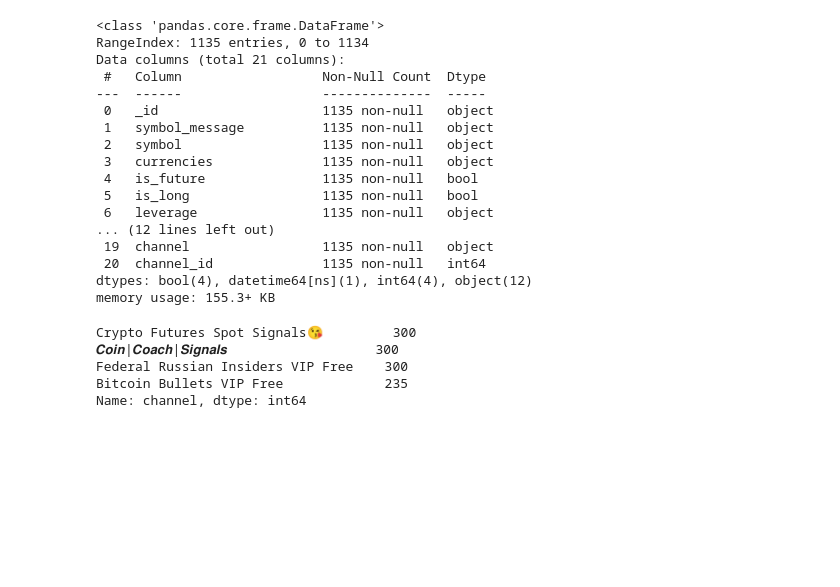
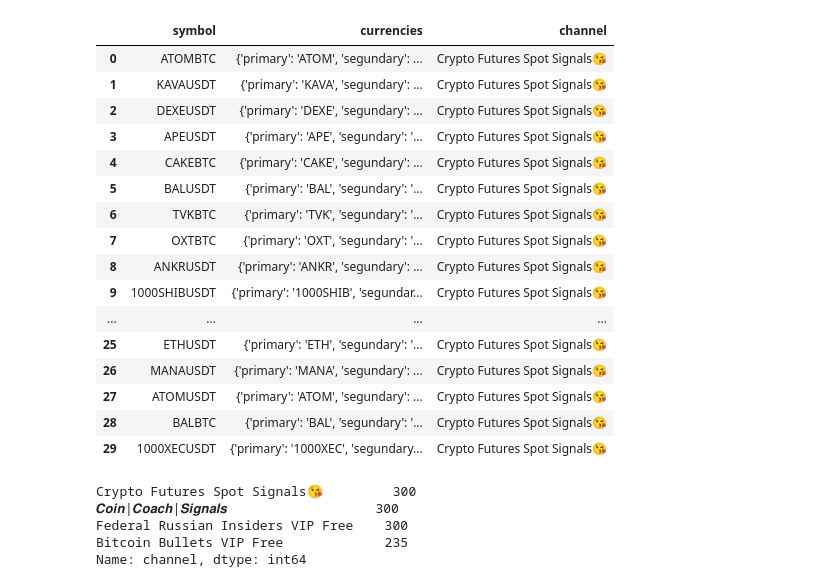
Before and after one commit to joankenobi/analisis_de_datos_copy_trading, a Jupyter notebook: Proyecto/notebooks/analisis_de_datos_prueba.ipynb, the cells around one changed output. Cells and saved outputs as stored; diff of their text form; code cells hidden in the pictures; blank space fills up the shorter version.

```diff
--- a/Proyecto/notebooks/analisis_de_datos_prueba.ipynb
+++ b/Proyecto/notebooks/analisis_de_datos_prueba.ipynb
@@ -15,6 +15,6 @@ df_sygnal_data = pd.read_pickle("sygnals_operations.pickle")
 # %%
 client = MongoClient('localhost', 27017)
-db=client["pasanti_test_russo"]
+db=client["Back_prueba"]
 #db.drop_collection()
 data= db.signals.find()
 list_data = list(data)
@@ -26,23 +26,23 @@ list_data = list(data)
 df = pd.DataFrame(list_data)
 # %%
 df.to_pickle('sygnals_operations.pickle',)
-# %%
-df.info()
-# %% [output]
-<class 'pandas.core.frame.DataFrame'>
-RangeIndex: 1135 entries, 0 to 1134
-Data columns (total 21 columns):
- #   Column                  Non-Null Count  Dtype
----  ------                  --------------  -----
- 0   _id                     1135 non-null   object
- 1   symbol_message          1135 non-null   object
- 2   symbol                  1135 non-null   object
- 3   currencies              1135 non-null   object
- 4   is_future               1135 non-null   bool
- 5   is_long                 1135 non-null   bool
- 6   leverage                1135 non-null   object
-... (12 lines left out)
- 19  channel                 1135 non-null   object
- 20  channel_id              1135 non-null   int64
-dtypes: bool(4), datetime64[ns](1), int64(4), object(12)
-memory usage: 155.3+ KB
+# %%
+df[["symbol","currencies", "channel"]]
+# %% [output]
+|  | symbol | currencies | channel |
+| 0 | ATOMBTC | {'primary': 'ATOM', 'segundary': ... | Crypto Futures Spot Signals😘 |
+| 1 | KAVAUSDT | {'primary': 'KAVA', 'segundary': ... | Crypto Futures Spot Signals😘 |
+| 2 | DEXEUSDT | {'primary': 'DEXE', 'segundary': ... | Crypto Futures Spot Signals😘 |
+| 3 | APEUSDT | {'primary': 'APE', 'segundary': '... | Crypto Futures Spot Signals😘 |
+| 4 | CAKEBTC | {'primary': 'CAKE', 'segundary': ... | Crypto Futures Spot Signals😘 |
+| 5 | BALUSDT | {'primary': 'BAL', 'segundary': '... | Crypto Futures Spot Signals😘 |
+| 6 | TVKBTC | {'primary': 'TVK', 'segundary': '... | Crypto Futures Spot Signals😘 |
+| 7 | OXTBTC | {'primary': 'OXT', 'segundary': '... | Crypto Futures Spot Signals😘 |
+| 8 | ANKRUSDT | {'primary': 'ANKR', 'segundary': ... | Crypto Futures Spot Signals😘 |
+| 9 | 1000SHIBUSDT | {'primary': '1000SHIB', 'segundar... | Crypto Futures Spot Signals😘 |
+| ... | ... | ... | ... |
+| 25 | ETHUSDT | {'primary': 'ETH', 'segundary': '... | Crypto Futures Spot Signals😘 |
+| 26 | MANAUSDT | {'primary': 'MANA', 'segundary': ... | Crypto Futures Spot Signals😘 |
+| 27 | ATOMUSDT | {'primary': 'ATOM', 'segundary': ... | Crypto Futures Spot Signals😘 |
+| 28 | BALBTC | {'primary': 'BAL', 'segundary': '... | Crypto Futures Spot Signals😘 |
+| 29 | 1000XECUSDT | {'primary': '1000XEC', 'segundary... | Crypto Futures Spot Signals😘 |
```
Also changed, not shown: parts of 16 cells of this notebook, 5 other files.
